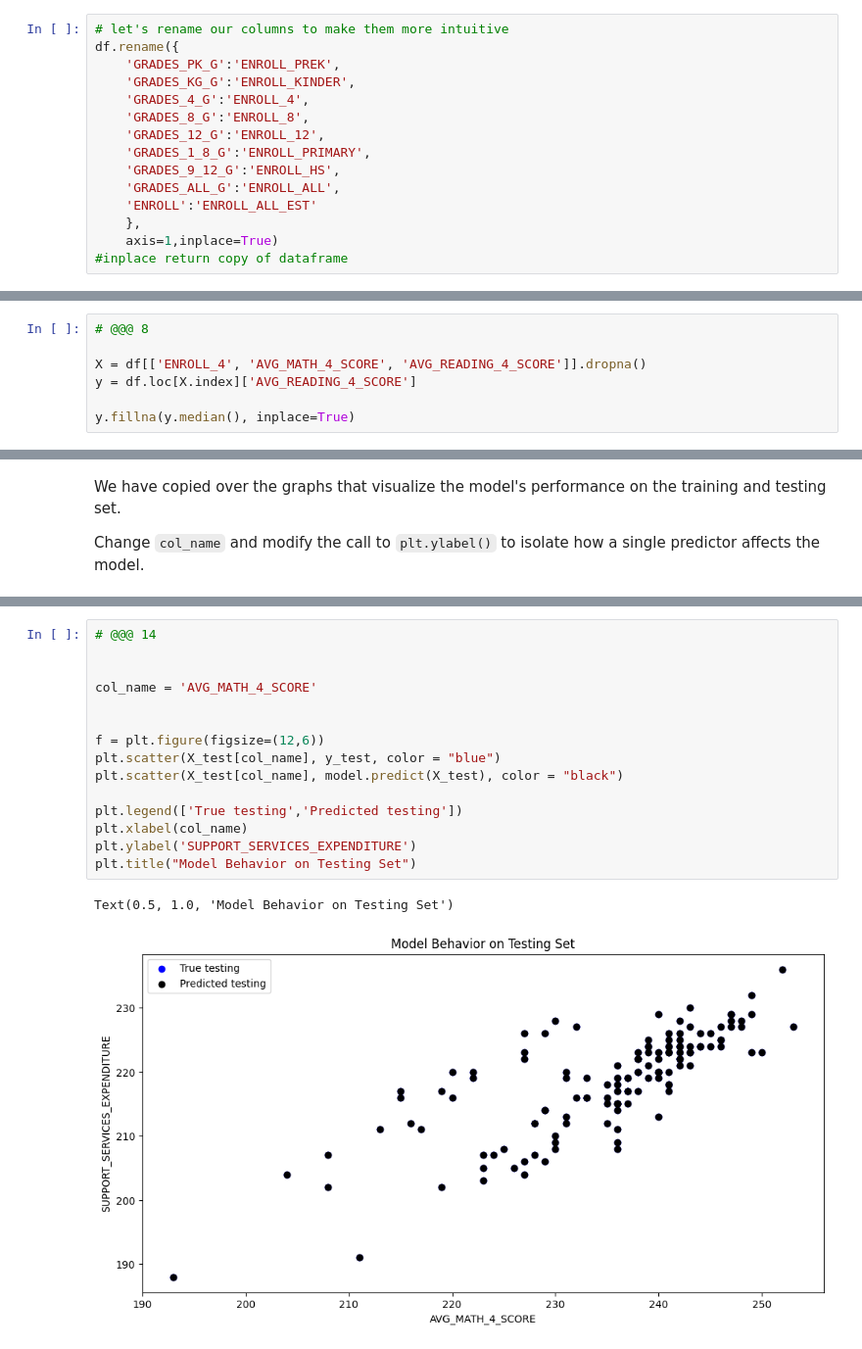
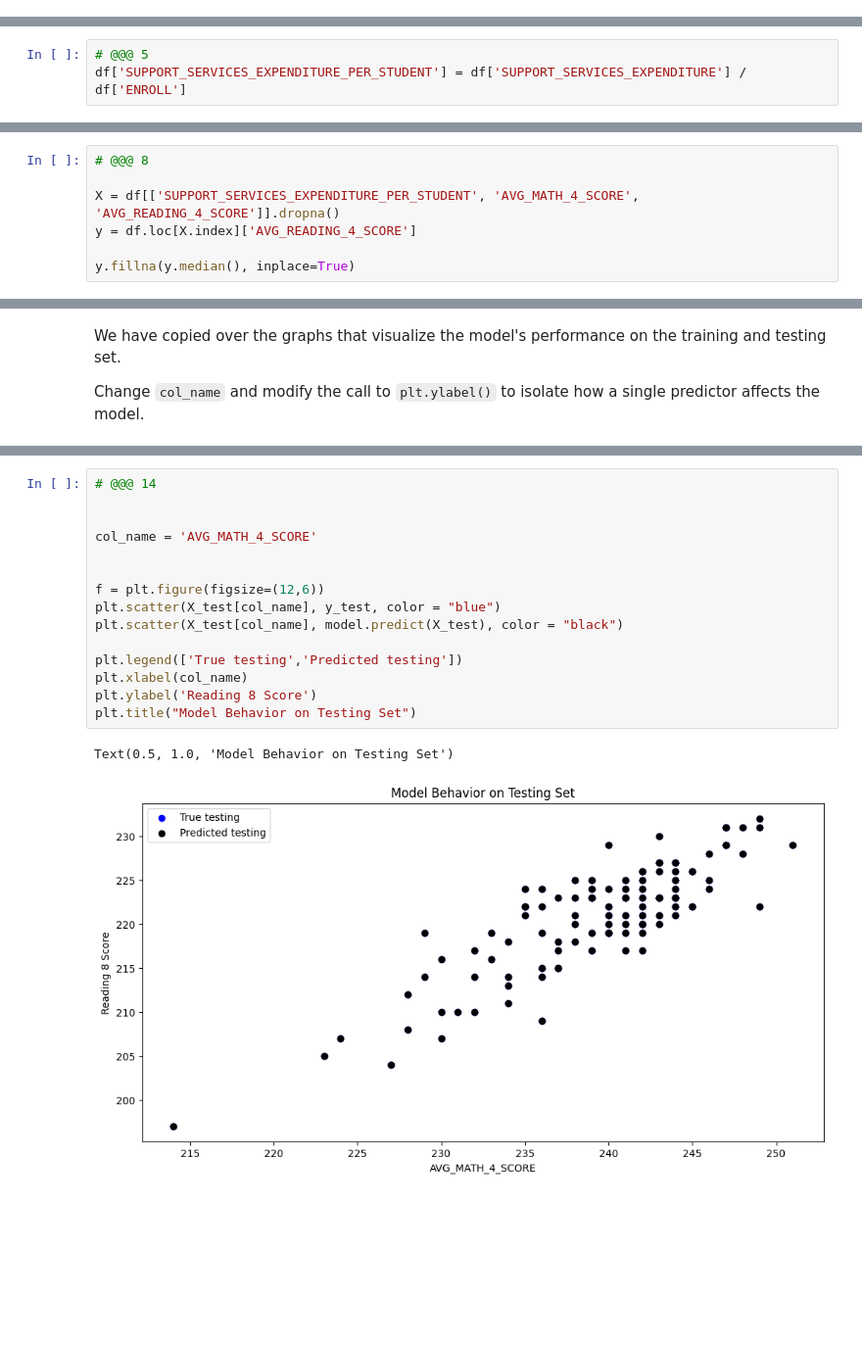
Before and after one commit to vxm52/MDST-Tutorial, a Jupyter notebook: tutorial1/checkpoint1.ipynb, the cells around one changed output, grey strips where cells are left out. Shown at 98% size. Cells and saved outputs as stored; diff of their text form; blank space fills up the shorter version.

```diff
--- a/tutorial1/checkpoint1.ipynb
+++ b/tutorial1/checkpoint1.ipynb
@@ -51,18 +53,3 @@ df.head()
 You should always familiarize yourself with what each column in the dataframe represents. Read about the states_edu dataset here: https://www.kaggle.com/noriuk/us-education-datasets-unification-project
 # %% [markdown]
 Use this space to rename columns, deal with missing data, etc. _(optional)_
-# %%
-# let's rename our columns to make them more intuitive
-df.rename({
-    'GRADES_PK_G':'ENROLL_PREK',
-    'GRADES_KG_G':'ENROLL_KINDER',
-    'GRADES_4_G':'ENROLL_4',
-    'GRADES_8_G':'ENROLL_8',
-    'GRADES_12_G':'ENROLL_12',
-    'GRADES_1_8_G':'ENROLL_PRIMARY',
-    'GRADES_9_12_G':'ENROLL_HS',
-    'GRADES_ALL_G':'ENROLL_ALL',
-    'ENROLL':'ENROLL_ALL_EST'
-    },
-    axis=1,inplace=True)
-#inplace return copy of dataframe
@@ -128,2 +254,5 @@ Use this space to modify or create features.
+# %%
+# @@@ 5
+df['SUPPORT_SERVICES_EXPENDITURE_PER_STUDENT'] = df['SUPPORT_SERVICES_EXPENDITURE'] / df['ENROLL']
 # %% [markdown]
 Feature engineering justification: **<BRIEFLY DESCRIBE WHY YOU MADE THE CHANGES THAT YOU DID\>**
@@ -182,7 +297,7 @@ from sklearn.model_selection import train_test_split
 # %%
 # @@@ 8
 
-X = df[['ENROLL_4', 'AVG_MATH_4_SCORE', 'AVG_READING_4_SCORE']].dropna()
+X = df[['SUPPORT_SERVICES_EXPENDITURE_PER_STUDENT', 'AVG_MATH_4_SCORE', 'AVG_READING_4_SCORE']].dropna()
 y = df.loc[X.index]['AVG_READING_4_SCORE']
 
 y.fillna(y.median(), inplace=True)
@@ -243,18 +374,18 @@ Text(0.5, 1.0, 'Model Behavior On Training Set')
 # %%
 # @@@ 14
 
 
 col_name = 'AVG_MATH_4_SCORE'
 
 
 f = plt.figure(figsize=(12,6))
 plt.scatter(X_test[col_name], y_test, color = "blue")
 plt.scatter(X_test[col_name], model.predict(X_test), color = "black")
 
 plt.legend(['True testing','Predicted testing'])
 plt.xlabel(col_name)
-plt.ylabel('SUPPORT_SERVICES_EXPENDITURE')
+plt.ylabel('Reading 8 Score')
 plt.title("Model Behavior on Testing Set")
 # %% [output]
 Text(0.5, 1.0, 'Model Behavior on Testing Set')
-[figure, old version]
+[figure, new version]
```
Also changed, not shown: parts of 32 cells of this notebook.
